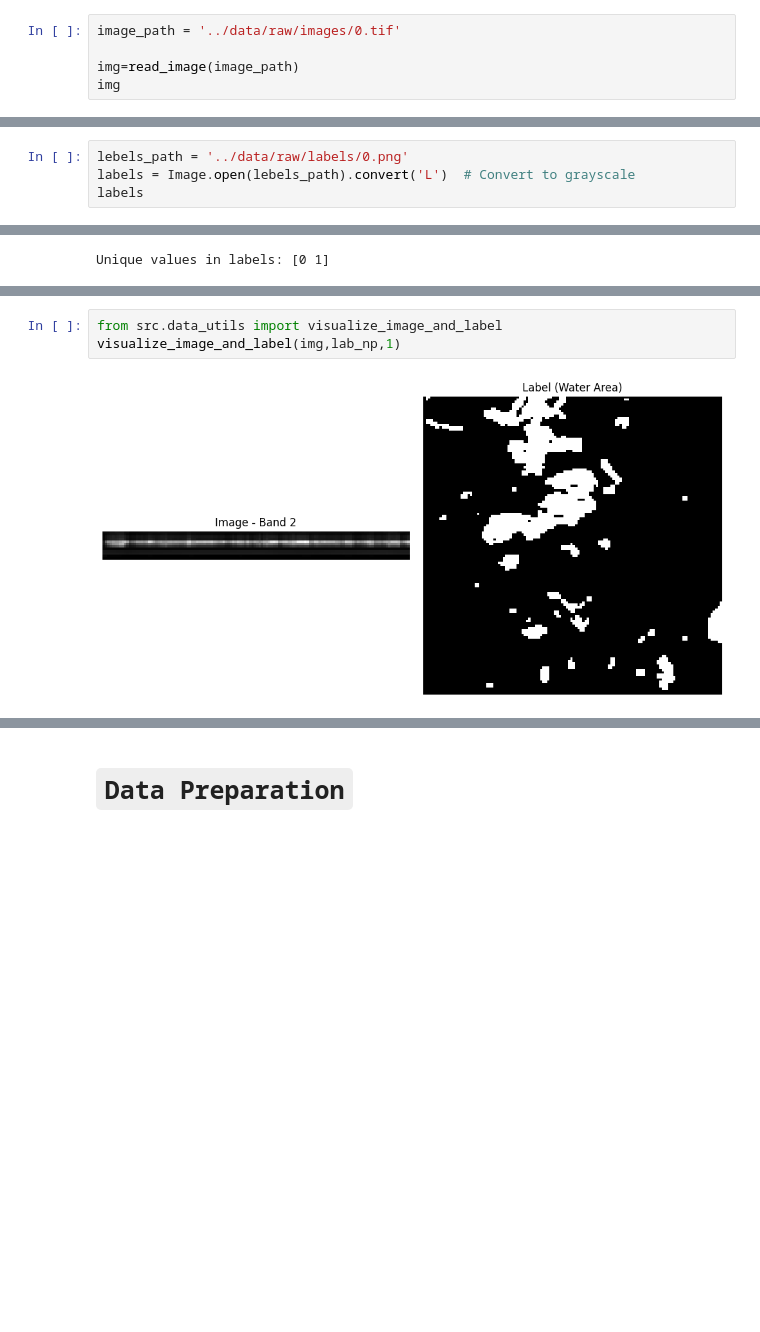
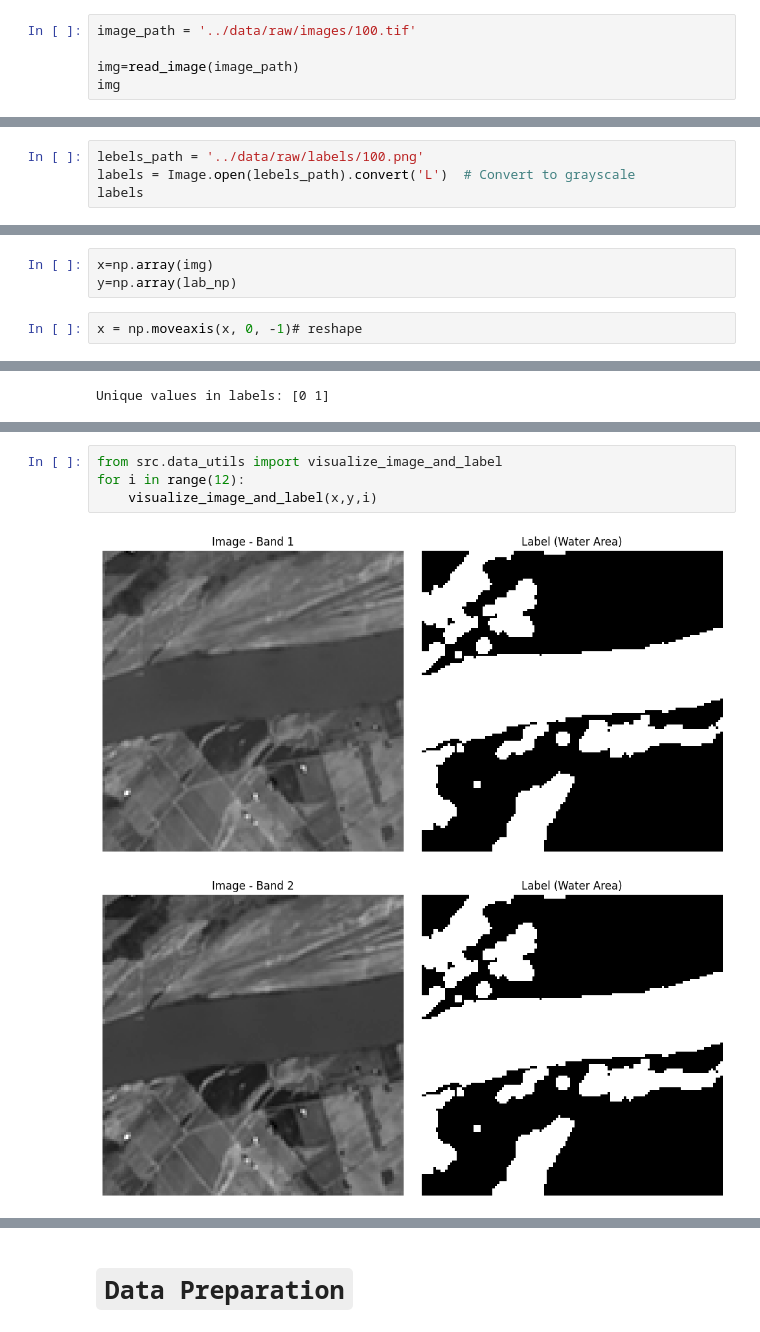
Before and after one commit to Hassan-DS507/Flood-Segmentation-using-Multispectral-Satellite-Data, a Jupyter notebook: notebooks/01_exploration.ipynb, the cells around one changed output, grey strips where cells are left out. Drawn from its saved outputs; the diff is of its cells as text; blank space fills up the shorter version.

```diff
--- a/notebooks/01_exploration.ipynb
+++ b/notebooks/01_exploration.ipynb
@@ -55,7 +55,7 @@ sys.path.append(os.path.abspath('..'))
 # %%
 from src.data_utils import read_image
 # %%
-image_path = '../data/raw/images/0.tif'
+image_path = '../data/raw/images/100.tif'
 
 img=read_image(image_path)
 img
@@ -103,7 +103,7 @@ plt.show()
 # %% [markdown]
 ## Display labels
 # %%
-lebels_path = '../data/raw/labels/0.png'
+lebels_path = '../data/raw/labels/100.png'
 labels = Image.open(lebels_path).convert('L')  # Convert to grayscale
 labels
 # %% [output]
@@ -131,0 +136,5 @@ plt.imshow(lab_np, cmap='gray')
+# %%
+x=np.array(img)
+y=np.array(lab_np)
+# %%
+x = np.moveaxis(x, 0, -1)# reshape
@@ -145,6 +163,8 @@ Image shape: (12, 128, 128)
 Label shape: (128, 128)
 # %%
 from src.data_utils import visualize_image_and_label
-visualize_image_and_label(img,lab_np,1)
+for i in range(12):
+    visualize_image_and_label(x,y,i)
 # %% [output]
-[figure, old version]
+[figure, new version]
+[figure, added]
```
Also changed, not shown: parts of 25 cells of this notebook, 6 other files.
